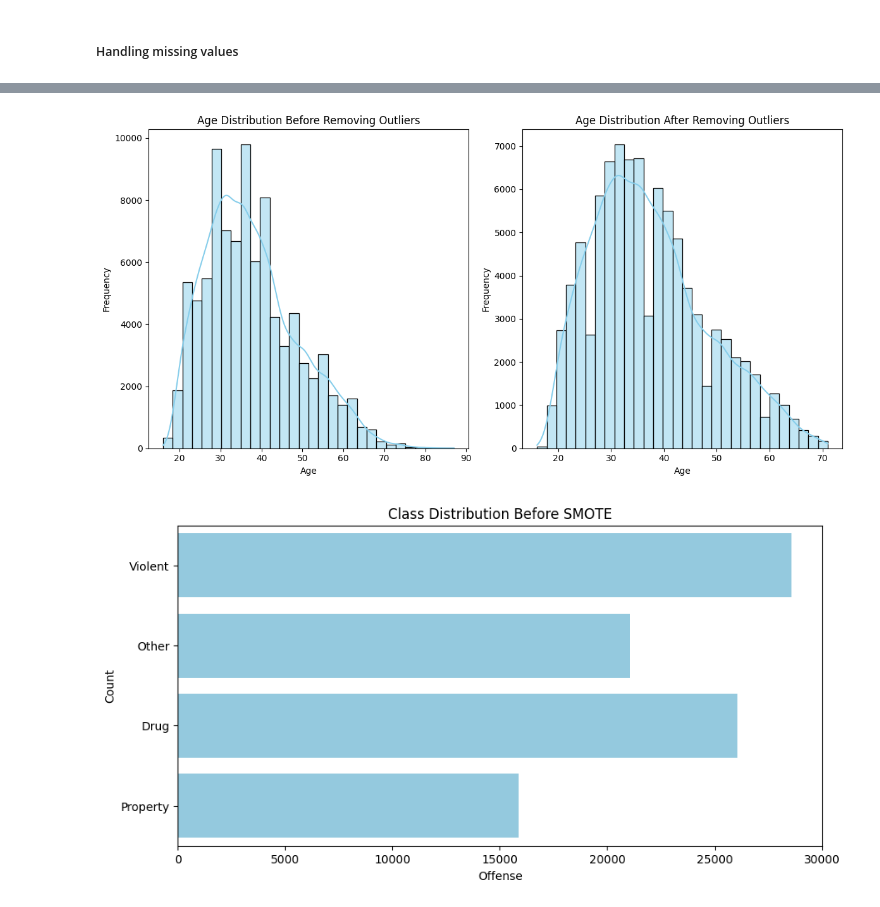
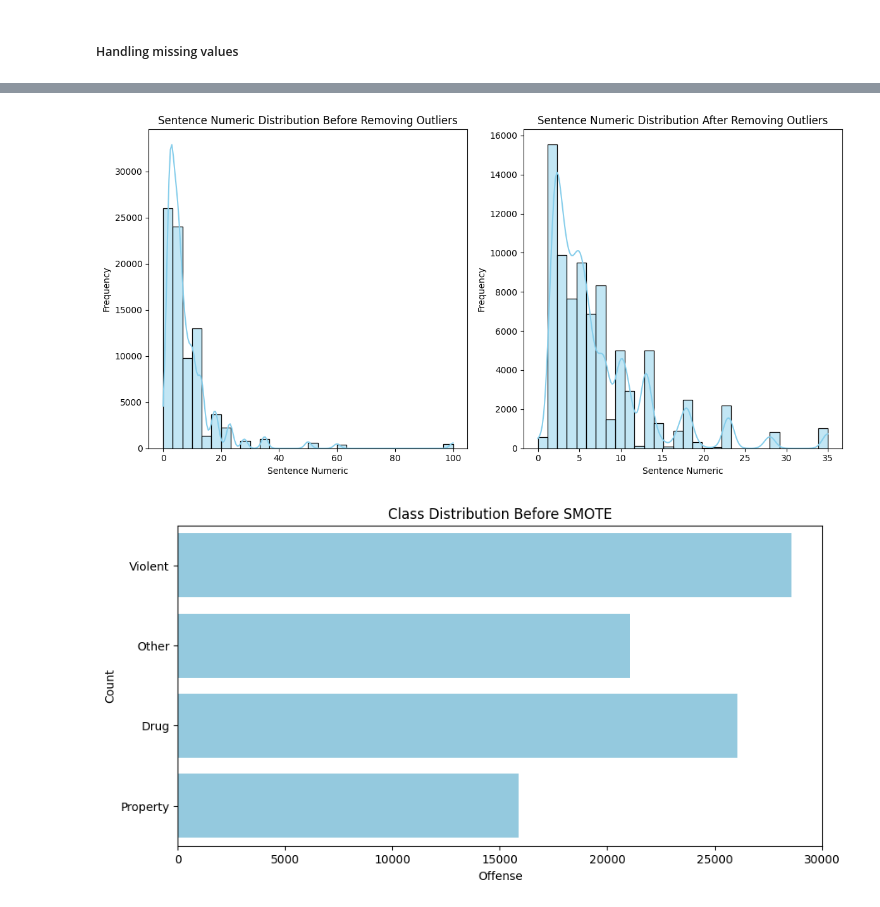
Before and after one commit to Albiona00/CriminalJustice-ML, a Jupyter notebook: CriminalJustice_ML.ipynb, the cells around one changed output, grey strips where cells are left out. Saved outputs shown, nothing was run; the diff lists cells and outputs as text; code cells hidden in the pictures.

Commit message:
Detecting and removing outliers

```diff
--- a/CriminalJustice_ML.ipynb
+++ b/CriminalJustice_ML.ipynb
@@ -241,40 +241,40 @@ dtype: int64
 # %%
 # Function to detect outliers using Z-score
 def detect_outliers_zscore(df, column, threshold=3):
     z_scores = np.abs(stats.zscore(df[column]))
     outliers = df[z_scores > threshold]
     return outliers
 
 # Function to remove outliers using Z-score
 def remove_outliers_zscore(df, column, threshold=3):
     z_scores = np.abs(stats.zscore(df[column]))
     df_no_outliers = df[z_scores <= threshold]
     return df_no_outliers
 
 # Detect outliers in 'Age' column
-outliers_age = detect_outliers_zscore(CriminalJustice_df, 'Age')
+outliers_age = detect_outliers_zscore(CriminalJustice_df, 'Sentence Numeric')
 
 # Remove outliers from 'Age' column
-CriminalJustice_df_no_outliers = remove_outliers_zscore(CriminalJustice_df, 'Age')
+CriminalJustice_df_no_outliers = remove_outliers_zscore(CriminalJustice_df, 'Sentence Numeric')
 
 # Plot histograms before and after removing outliers
 plt.figure(figsize=(12, 6))
 plt.subplot(1, 2, 1)
-sns.histplot(CriminalJustice_df['Age'], bins=30, kde=True, color='skyblue')
-plt.title("Age Distribution Before Removing Outliers")
-plt.xlabel("Age")
+sns.histplot(CriminalJustice_df['Sentence Numeric'], bins=30, kde=True, color='skyblue')
+plt.title("Sentence Numeric Distribution Before Removing Outliers")
+plt.xlabel("Sentence Numeric")
 plt.ylabel("Frequency")
 
 plt.subplot(1, 2, 2)
-sns.histplot(CriminalJustice_df_no_outliers['Age'], bins=30, kde=True, color='skyblue')
-plt.title("Age Distribution After Removing Outliers")
-plt.xlabel("Age")
+sns.histplot(CriminalJustice_df_no_outliers['Sentence Numeric'], bins=30, kde=True, color='skyblue')
+plt.title("Sentence Numeric Distribution After Removing Outliers")
+plt.xlabel("Sentence Numeric")
 plt.ylabel("Frequency")
 
 plt.tight_layout()
 plt.show()
 # %% [output]
-[figure, old version]
+[figure, new version]
 # %%
 from imblearn.over_sampling import SMOTE
 from sklearn.model_selection import train_test_split
```
